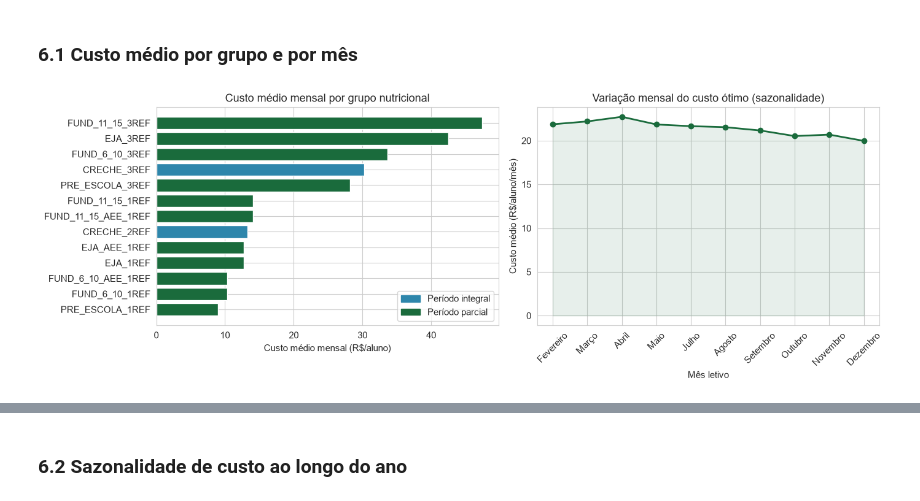
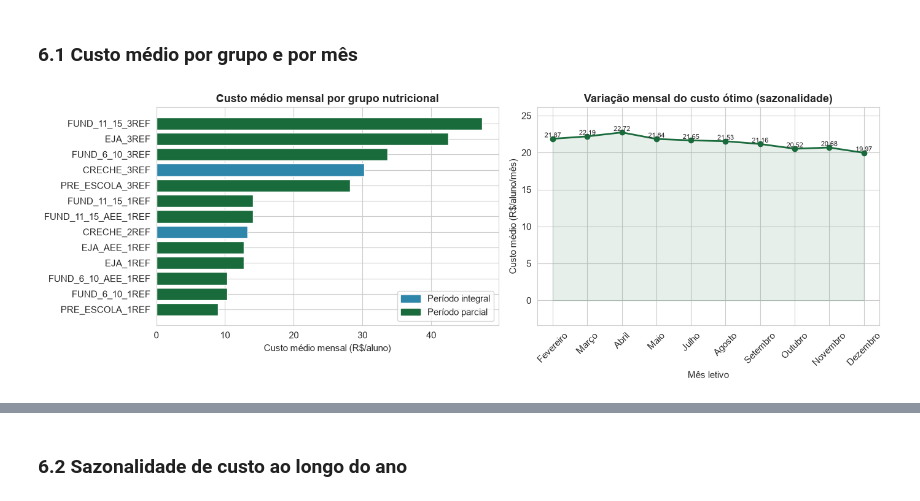
Before and after one commit to dba149/PNAE, a Jupyter notebook: otimizacao_pnae_pl.ipynb, the cells around one changed output, grey strips where cells are left out. Drawn from its saved outputs; the diff is of its cells as text; code cells hidden in the pictures.

Commit message:
PL melhorias nos gráficos

```diff
--- a/otimizacao_pnae_pl.ipynb
+++ b/otimizacao_pnae_pl.ipynb
@@ -485,30 +485,37 @@ Instâncias ótimas carregadas: 130 / 130
 # %%
 fig, axes = plt.subplots(1, 2, figsize=(14, 5))
 
 # ── Custo médio mensal por grupo ──────────────────────────────────
 custo_grupo = df_sum_ok.groupby('grupo')['custo_total'].mean().sort_values()
 cores_grupo = ['#2E86AB' if 'integral' in g.lower() or 'creche' in g.lower()
                else '#1A6B3C' for g in custo_grupo.index]
 
 axes[0].barh(custo_grupo.index, custo_grupo.values, color=cores_grupo)
 axes[0].set_xlabel('Custo médio mensal (R$/aluno)')
-axes[0].set_title('Custo médio mensal por grupo nutricional')
+axes[0].set_title('Custo médio mensal por grupo nutricional', fontweight='bold')
 patch_int = mpatches.Patch(color='#2E86AB', label='Período integral')
 patch_par = mpatches.Patch(color='#1A6B3C', label='Período parcial')
 axes[0].legend(handles=[patch_int, patch_par])
 
 # ── Custo médio por mês (todos os grupos) ─────────────────────────
 custo_mes = df_sum_ok.groupby('mes')['custo_total'].mean()
 nomes_mes  = [NOMES_MESES.get(m, str(m)) for m in custo_mes.index]
 axes[1].plot(nomes_mes, custo_mes.values, marker='o', color='#1A6B3C', linewidth=2)
+# Exibe o valor em cima de cada ponto
+for mes, valor in zip(nomes_mes, custo_mes.values):
+    axes[1].text(mes, valor, f'{valor:.2f}', ha='center', va='bottom', fontsize=8)
+
+# Dá uma folga no teto do gráfico para o texto não encostar na borda
+axes[1].margins(y=0.15)
+
 axes[1].set_xlabel('Mês letivo')
 axes[1].set_ylabel('Custo médio (R$/aluno/mês)')
-axes[1].set_title('Variação mensal do custo ótimo (sazonalidade)')
+axes[1].set_title('Variação mensal do custo ótimo (sazonalidade)', fontweight='bold')
 axes[1].tick_params(axis='x', rotation=45)
 axes[1].fill_between(nomes_mes, custo_mes.values, alpha=0.1, color='#1A6B3C')
 
 plt.tight_layout()
 plt.savefig(os.path.join(output_folder, 'grafico_custo_grupo_mes.png'), dpi=150, bbox_inches='tight')
 plt.show()
 # %% [output]
-[figure, old version]
+[figure, new version]
```
Also changed, not shown: parts of 14 cells of this notebook.
